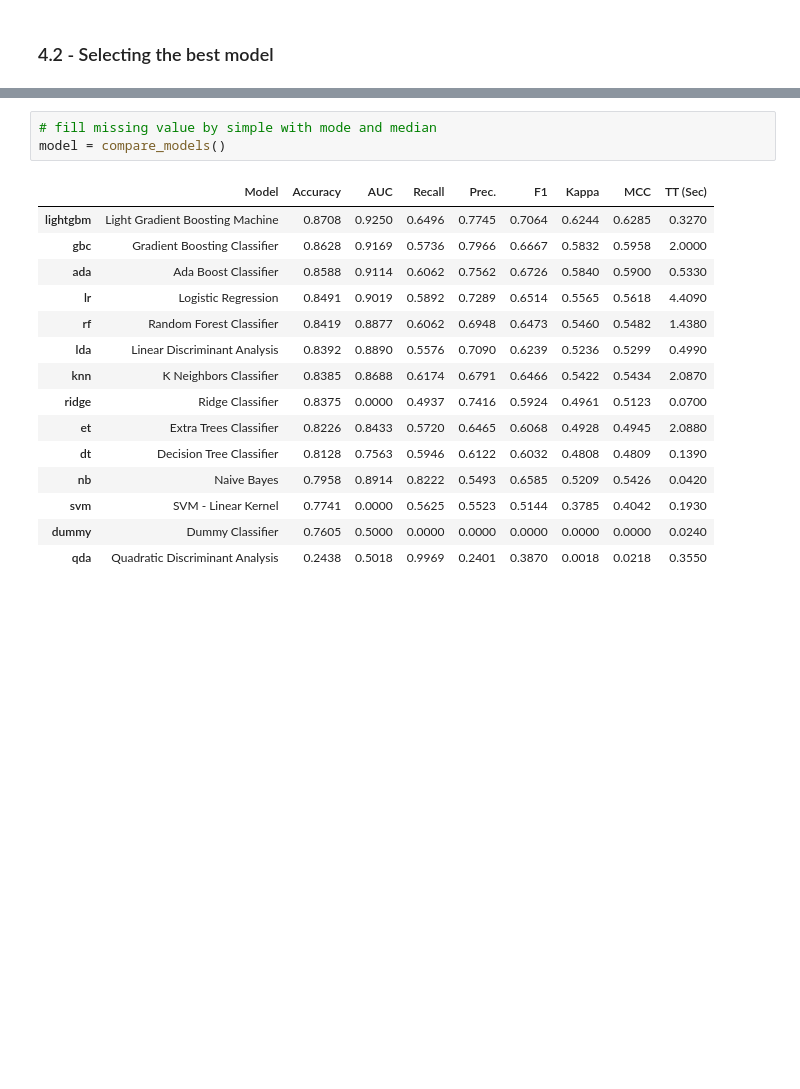
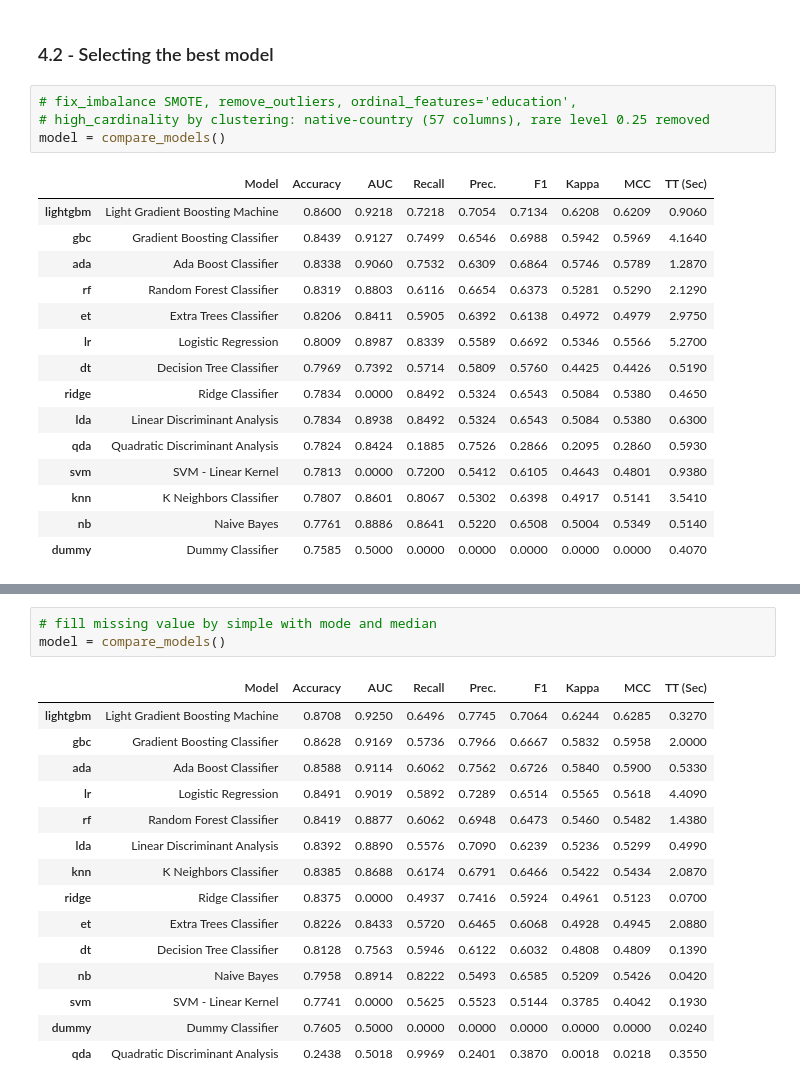
Before and after one commit to diegopmayer/automl_pycaret, a Jupyter notebook: automl_c01.ipynb, the cells around one changed output, grey strips where cells are left out. Drawn from its saved outputs; the diff is of its cells as text; blank space fills up the shorter version.

```diff
--- a/automl_c01.ipynb
+++ b/automl_c01.ipynb
@@ -113,3 +178,23 @@ exp_o1 = setup(
 | 59 | Fix Imbalance Method | SMOTE |
 # %% [markdown]
 ### 4.2 - Selecting the best model
+# %%
+# fix_imbalance SMOTE, remove_outliers, ordinal_features='education',
+# high_cardinality by clustering: native-country (57 columns), rare level 0.25 removed
+model = compare_models()
+# %% [output]
+|  | Model | Accuracy | AUC | Recall | Prec. | F1 | Kappa | MCC | TT (Sec) |
+| lightgbm | Light Gradient Boosting Machine | 0.8600 | 0.9218 | 0.7218 | 0.7054 | 0.7134 | 0.6208 | 0.6209 | 0.9060 |
+| gbc | Gradient Boosting Classifier | 0.8439 | 0.9127 | 0.7499 | 0.6546 | 0.6988 | 0.5942 | 0.5969 | 4.1640 |
+| ada | Ada Boost Classifier | 0.8338 | 0.9060 | 0.7532 | 0.6309 | 0.6864 | 0.5746 | 0.5789 | 1.2870 |
+| rf | Random Forest Classifier | 0.8319 | 0.8803 | 0.6116 | 0.6654 | 0.6373 | 0.5281 | 0.5290 | 2.1290 |
+| et | Extra Trees Classifier | 0.8206 | 0.8411 | 0.5905 | 0.6392 | 0.6138 | 0.4972 | 0.4979 | 2.9750 |
+| lr | Logistic Regression | 0.8009 | 0.8987 | 0.8339 | 0.5589 | 0.6692 | 0.5346 | 0.5566 | 5.2700 |
+| dt | Decision Tree Classifier | 0.7969 | 0.7392 | 0.5714 | 0.5809 | 0.5760 | 0.4425 | 0.4426 | 0.5190 |
+| ridge | Ridge Classifier | 0.7834 | 0.0000 | 0.8492 | 0.5324 | 0.6543 | 0.5084 | 0.5380 | 0.4650 |
+| lda | Linear Discriminant Analysis | 0.7834 | 0.8938 | 0.8492 | 0.5324 | 0.6543 | 0.5084 | 0.5380 | 0.6300 |
+| qda | Quadratic Discriminant Analysis | 0.7824 | 0.8424 | 0.1885 | 0.7526 | 0.2866 | 0.2095 | 0.2860 | 0.5930 |
+| svm | SVM - Linear Kernel | 0.7813 | 0.0000 | 0.7200 | 0.5412 | 0.6105 | 0.4643 | 0.4801 | 0.9380 |
+| knn | K Neighbors Classifier | 0.7807 | 0.8601 | 0.8067 | 0.5302 | 0.6398 | 0.4917 | 0.5141 | 3.5410 |
+| nb | Naive Bayes | 0.7761 | 0.8886 | 0.8641 | 0.5220 | 0.6508 | 0.5004 | 0.5349 | 0.5140 |
+| dummy | Dummy Classifier | 0.7585 | 0.5000 | 0.0000 | 0.0000 | 0.0000 | 0.0000 | 0.0000 | 0.4070 |
```
Also changed, not shown: parts of 9 cells of this notebook.
